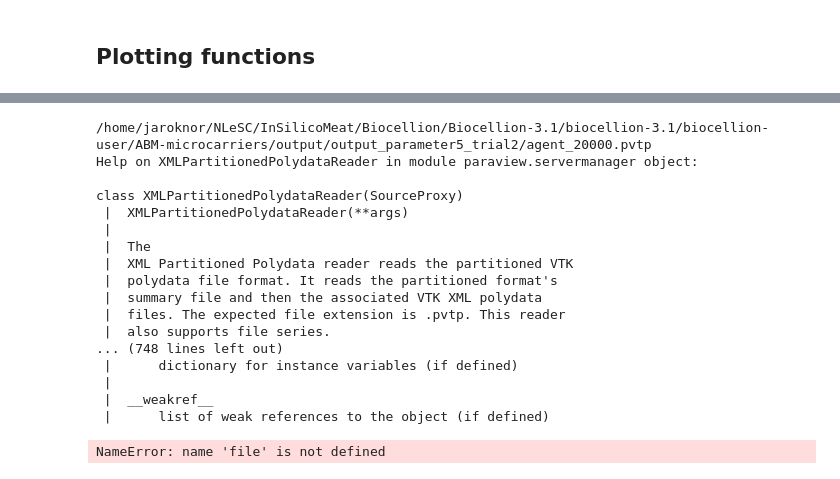
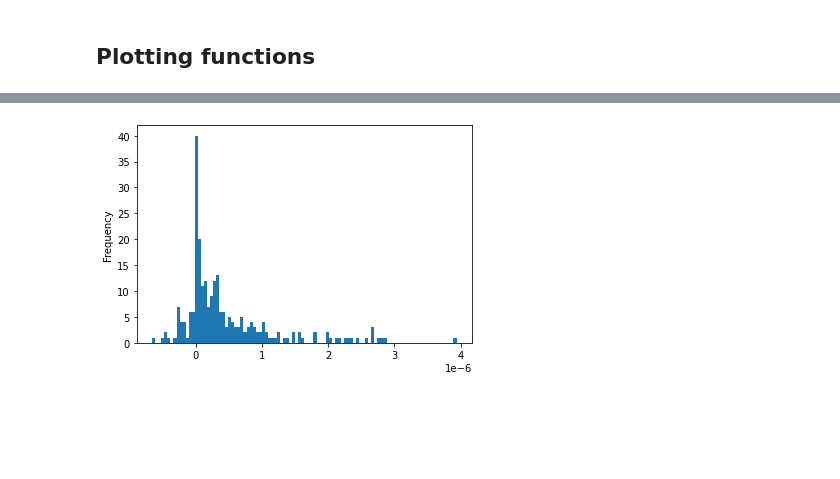
Before and after one commit to TheCMMC/biocellion-tools, a Jupyter notebook: biocellion_output_plotting.ipynb, the cells around one changed output, grey strips where cells are left out. Saved outputs shown, nothing was run; the diff lists cells and outputs as text; code cells hidden in the pictures; blank space fills up the shorter version.

```diff
--- a/biocellion_output_plotting.ipynb
+++ b/biocellion_output_plotting.ipynb
@@ -113,55 +133,32 @@ plot_compare_rpms(range(19,33), ABM_CFD_FOLDER)
 from paraview import servermanager as sm
 from paraview.vtk.numpy_interface import dataset_adapter as dsa
 
-def read_pvtp_files(pvtp_folder, stop, start=0, interval=1):
+def read_pvtp_files(pvtp_folder, stop, start=0, interval=1000):
     pvs._DisableFirstRenderCameraReset()
+    df_step_dict = {}
     for step in range(start, stop, interval):
-        file_name = pvtp_folder / f'agent_{str(step).zfill(5)}.pvtp'
-        print(file_name)
+        file_name = pvtp_folder / f'agent_{str(step).zfill(6)}.pvtp'
         reader = pvs.XMLPartitionedPolydataReader(FileName = str(file_name))
         vtk_data = sm.Fetch(reader)
-        help(reader)
-#         print(vtk_data.GetPointData())
 
         object_data = dsa.WrapDataObject(vtk_data)
         data = object_data.GetPointData()
-#         print(step, data.GetName(1) , data.GetArray(1))
+
+
+        cell_df = pd.DataFrame()
+        for i, name in enumerate(data.keys()):
+            cell_df[name]=data.GetArray(i)
         pvs.Delete(reader)
-    return
+        df_step_dict[step] = cell_df
+    return df_step_dict
 
-def plot_single_cells(par_id, trial, model_folder):
-    pvtp_folder = model_folder / f"output_parameter{par_id}_trial{trial}"
-#     print(pvtp_folder)
-    read_pvtp_files(pvtp_folder, 30000, 20000, 2000)
-    return
+def plot_cells_hist(par_id, trial, key, step, model_folder):
+    pvtp_folder = model_folder / "output" / f"output_parameter{par_id}_trial{trial}"
+    df_step_dict = read_pvtp_files(pvtp_folder, 120000, 0, 2000)
+    cell_df = df_step_dict[step]
+    cell_df[key].plot.hist(bins=100)
+    plt.savefig(FIG_FOLDER / f"cell_hist_{key}_{par_id}_{trial}_{step}.png")
-# %%
-plot_single_cells(5, 2, MODEL_OUTPUT_FOLDER)
-# %% [output]
-/home/jaroknor/NLeSC/InSilicoMeat/Biocellion/Biocellion-3.1/biocellion-3.1/biocellion-user/ABM-microcarriers/output/output_parameter5_trial2/agent_20000.pvtp
-Help on XMLPartitionedPolydataReader in module paraview.servermanager object:
-
-class XMLPartitionedPolydataReader(SourceProxy)
- |  XMLPartitionedPolydataReader(**args)
- |
- |  The
- |  XML Partitioned Polydata reader reads the partitioned VTK
- |  polydata file format. It reads the partitioned format's
- |  summary file and then the associated VTK XML polydata
- |  files. The expected file extension is .pvtp. This reader
- |  also supports file series.
-... (748 lines left out)
- |      dictionary for instance variables (if defined)
- |
- |  __weakref__
- |      list of weak references to the object (if defined)
-# %%
-from paraview import servermanager as sm
-from paraview.vtk.numpy_interface import dataset_adapter as dsa
-
-...
-
-vtk_data = sm.Fetch(pv_object)
-vtk_data = dsa.WrapDataObject(vtk_data)
-data = vtk_data.PointData[0]
-# %% [output]
-NameError: name 'file' is not defined
+# %%
+plot_cells_hist(23, 5, "stress", 100000, ABM_CFD_MODEL_FOLDER)
+# %% [output]
+[figure, added]
```
Also changed, not shown: parts of 9 cells of this notebook.
